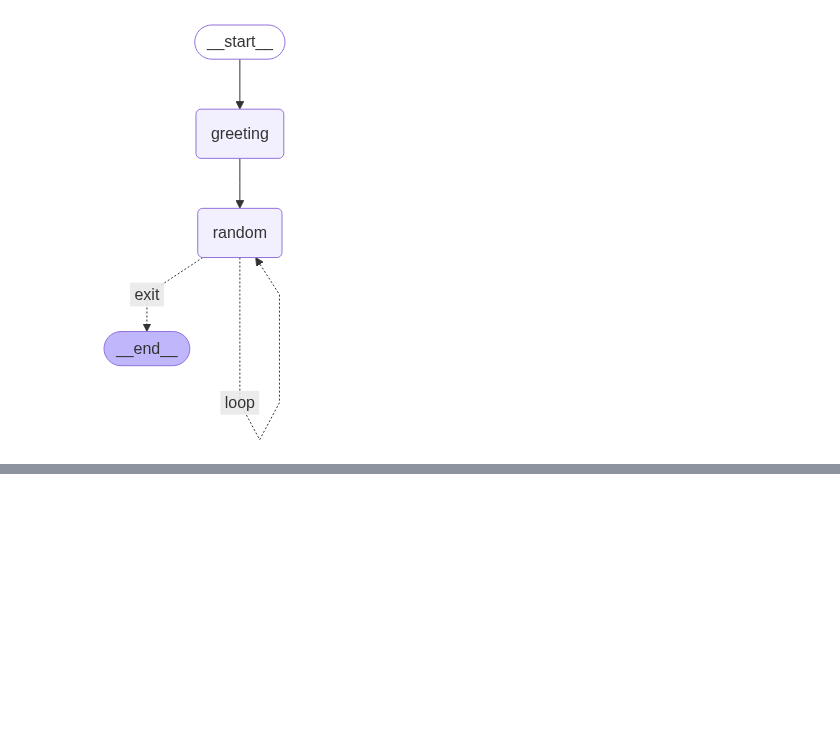
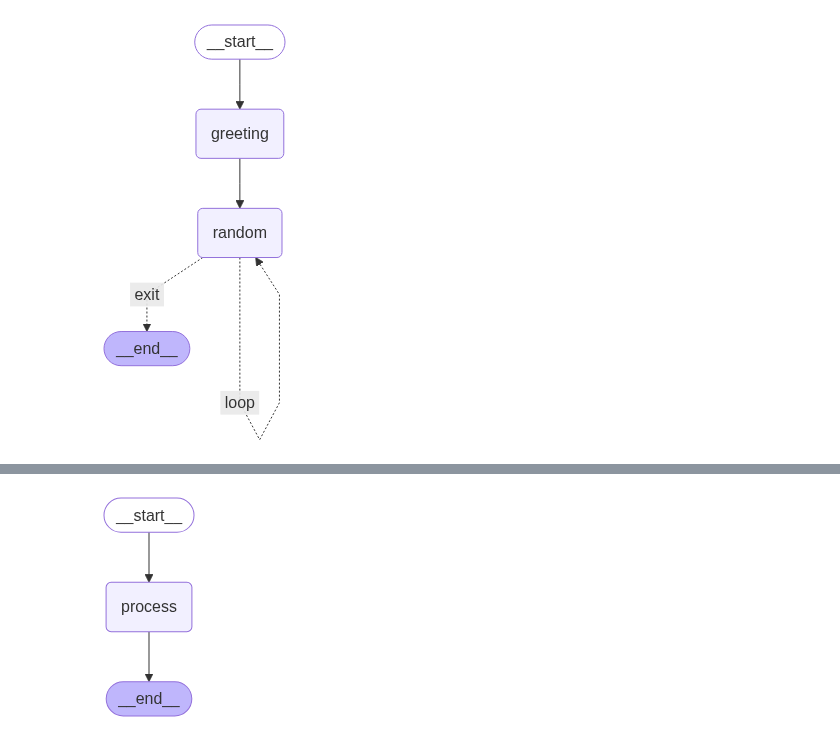
Before and after one commit to ionutms/LangGraph_Learning, a Jupyter notebook: Notes.ipynb, the cells around one changed output, grey strips where cells are left out. Saved outputs shown, nothing was run; the diff lists cells and outputs as text; code cells hidden in the pictures; blank space fills up the shorter version.

```diff
--- a/Notes.ipynb
+++ b/Notes.ipynb
@@ -353,0 +443,6 @@ Image(app.get_graph().draw_mermaid_png())
+# %%
+from IPython.display import Image
+
+Image(agent.get_graph().draw_mermaid_png())
+# %% [output]
+[figure, added]
```
Also changed, not shown: parts of 6 cells of this notebook, 2 other files.
